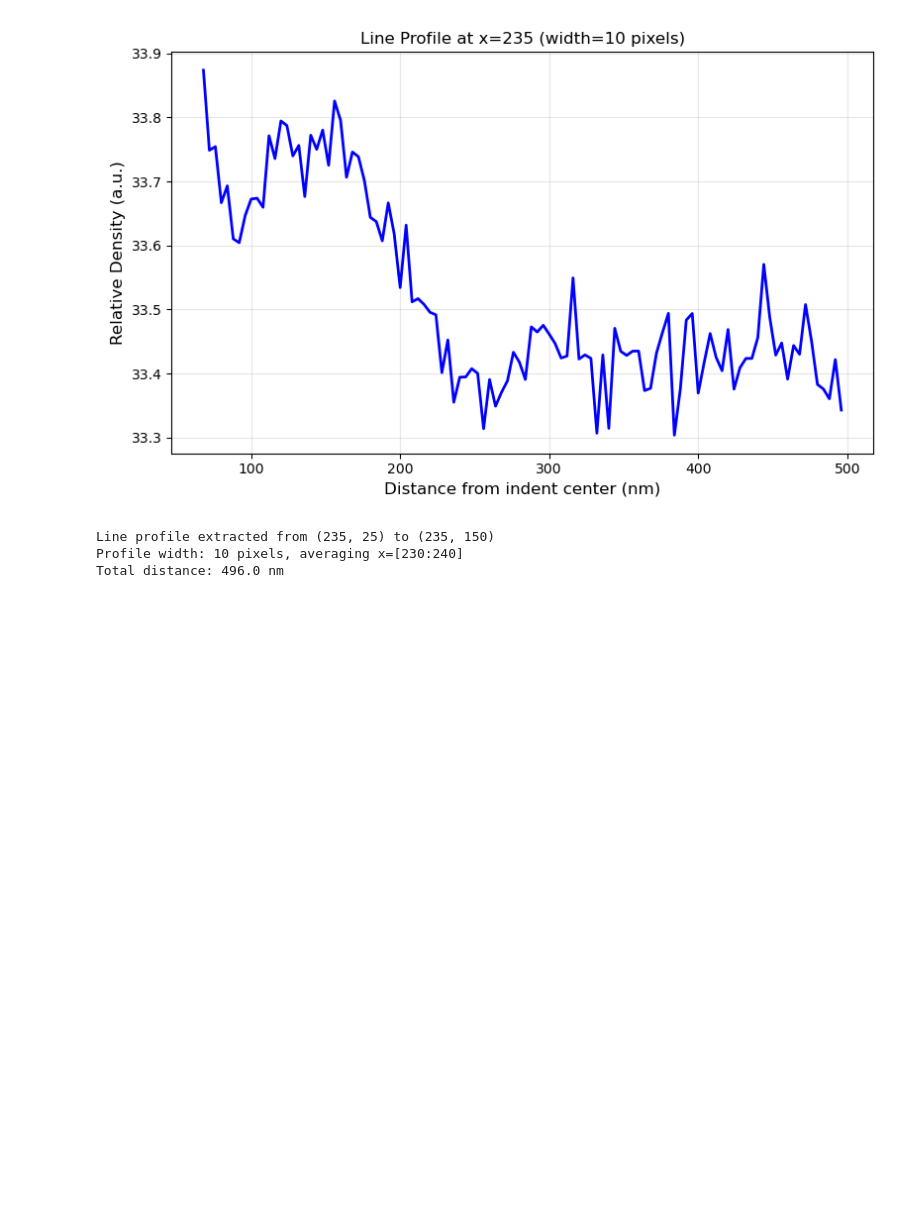
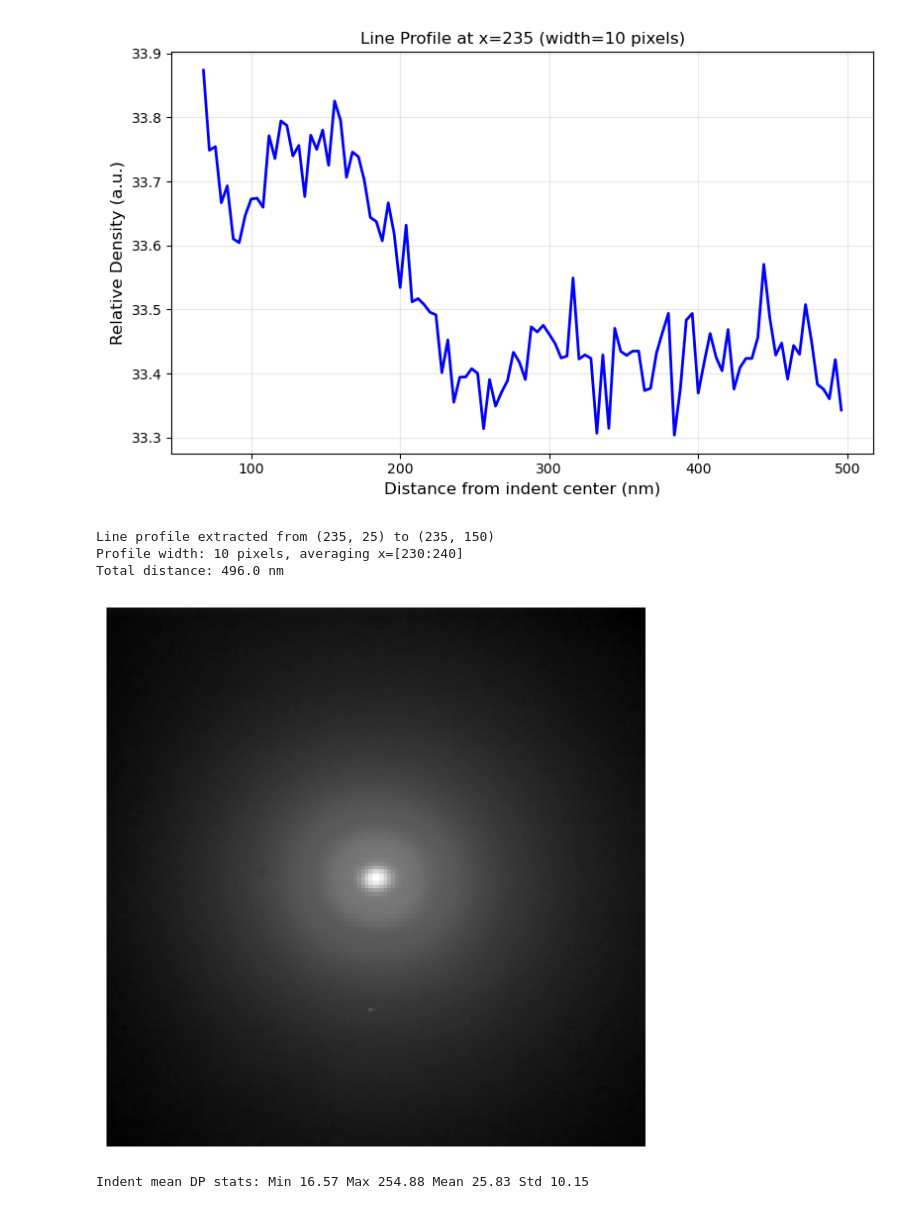
Before and after one commit to vivekdev-empa/nanolam_tantala_silica, a Jupyter notebook: Density_map_4nm.ipynb, the cells around one changed output. Drawn from its saved outputs; the diff is of its cells as text; code cells hidden in the pictures; blank space fills up the shorter version.

```diff
--- a/Density_map_4nm.ipynb
+++ b/Density_map_4nm.ipynb
@@ -286,3 +329,28 @@ Mean of empty slice
 Line profile extracted from (235, 25) to (235, 150)
 Profile width: 10 pixels, averaging x=[230:240]
 Total distance: 496.0 nm
+# %%
+# Extract and average diffraction patterns from indent region
+square_x = 230
+square_y = 50
+square_size = 20
+x_start = square_x
+x_end = square_x + square_size
+y_start = square_y
+y_end = square_y + square_size
+dp_stack = data[y_start:y_end, x_start:x_end, :, :]
+mean_dp_indent = np.mean(dp_stack, axis=(0, 1))
+fig_dp, ax_dp = plt.subplots(figsize=(8, 8))
+ax_dp.imshow(mean_dp_indent, cmap='gray', norm='log')
+ax_dp.axis('off')
+plt.tight_layout()
+plt.savefig(f'{output_dir}\\mean_diffraction_pattern_indent.png', dpi=300)
+plt.show()
+print('Indent mean DP stats:',
+      f'Min {mean_dp_indent.min():.2f}',
+      f'Max {mean_dp_indent.max():.2f}',
+      f'Mean {mean_dp_indent.mean():.2f}',
+      f'Std {mean_dp_indent.std():.2f}')
+# %% [output]
+[figure, added]
+Indent mean DP stats: Min 16.57 Max 254.88 Mean 25.83 Std 10.15
```
Also changed, not shown: parts of 6 cells of this notebook.
